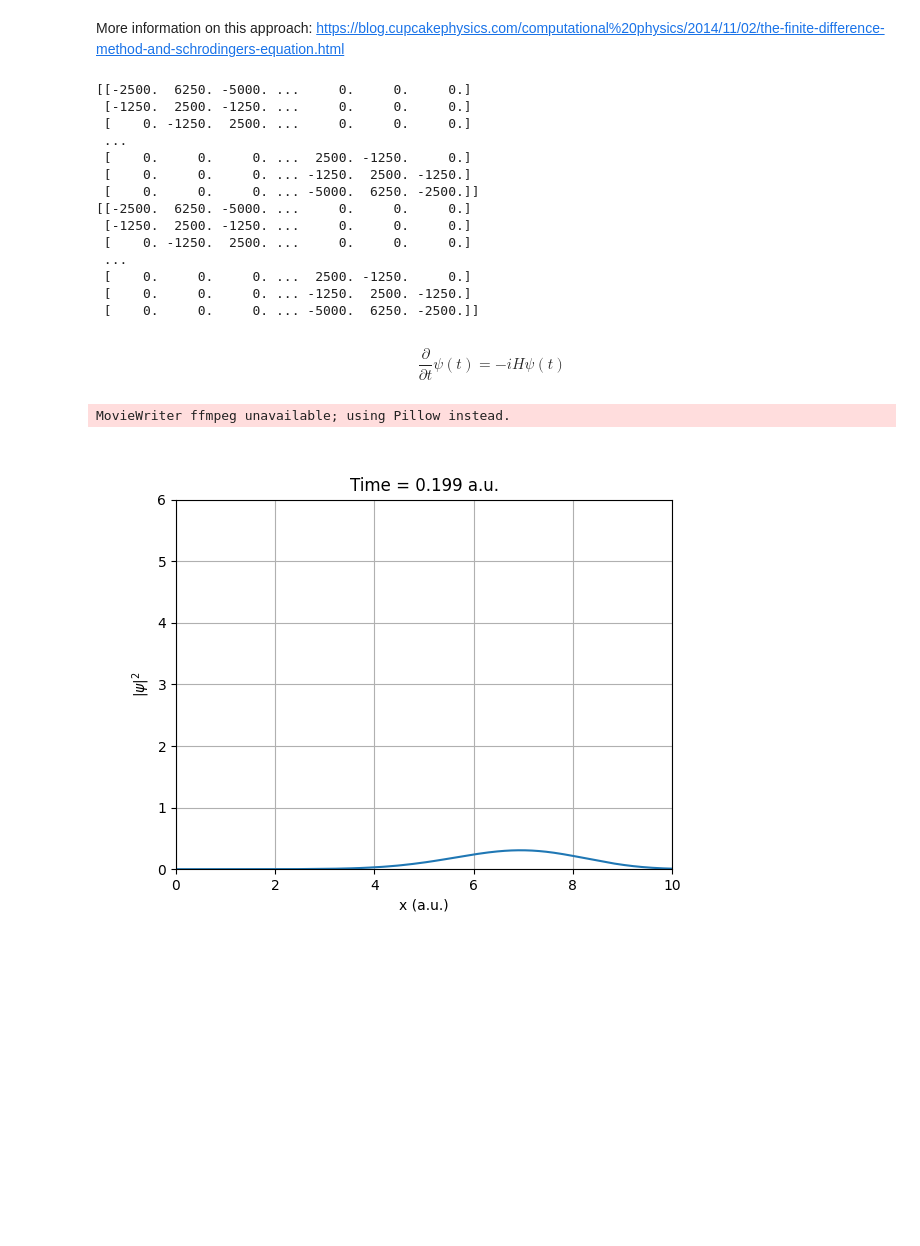
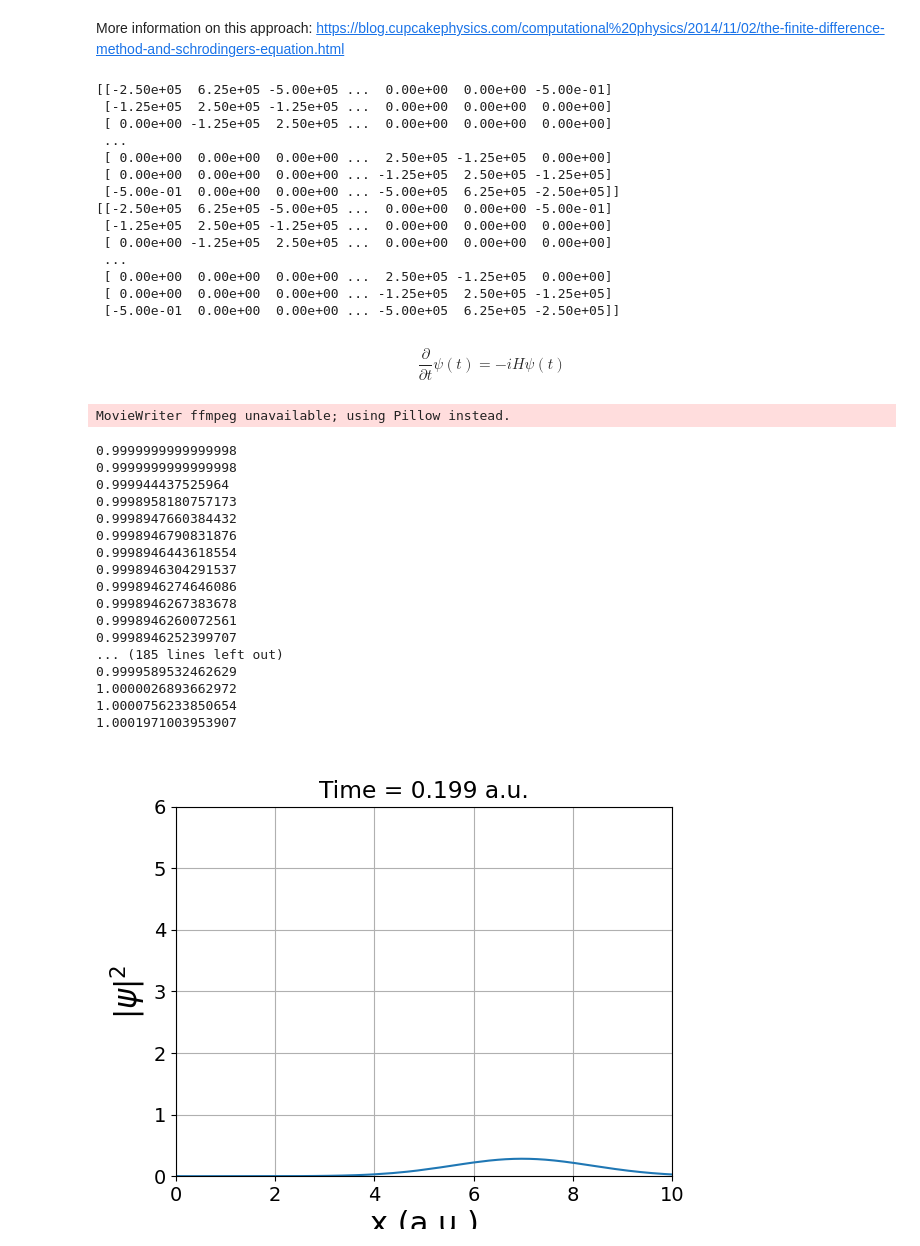
Before and after one commit to JaGeo/Gaussian_Wave_Packet, a Jupyter notebook: Gaussian_wave_paket_td_SGL.ipynb, the cells around one changed output. Cells and saved outputs as stored; diff of their text form; code cells hidden in the pictures; blank space fills up the shorter version.

```diff
--- a/Gaussian_wave_paket_td_SGL.ipynb
+++ b/Gaussian_wave_paket_td_SGL.ipynb
@@ -5,7 +5,7 @@ from scipy.integrate import solve_ivp
 import matplotlib.pyplot as plt
 # %%
 # The grid in space and time:
-dx    = 0.02                       # spatial separation
+dx    = 0.002                      # spatial separation
 x     = np.arange(0, 20, dx)       # spatial grid points
 dt = 0.001  # time interval for snapshots
 t0 = 0.0    # initial time
@@ -33,6 +33,6 @@ A=\frac{1}{\sigma \sqrt{\pi}}
 \\]
 # %%
-k0    = 20                         # wave number
+kx    = 20                         # wave number
 m     = 1                          # mass
 sigma = 0.1                        # width of initial gaussian wave-packet
 x0    = 3.0                        # center of initial gaussian wave-packet
@@ -40,11 +40,13 @@ x0    = 3.0                        # center of initial gaussian wave-packet
 A = 1.0 / (sigma * np.sqrt(np.pi)) # normalization constant
 
 # Initial Wavefunction
-psi = np.sqrt(A) * np.exp(-(x-x0)**2 / (2.0 * sigma**2)) * np.exp(1j * k0 * x)
+psi = np.sqrt(A) * np.exp(-(x-x0)**2 / (2.0 * sigma**2)) * np.exp(1j * kx * x)
 # %% [markdown]
 Plot of initial wave function
 # %%
 fig = plt.figure()
+plt.rcParams["axes.labelsize"] = 22
+plt.rc('font', size=14)
 ax = fig.gca()
 ax.set_xlabel('x')
 ax.set_ylabel(r'$|\psi|^2$')
@@ -63,7 +65,12 @@ More information on this approach: https://blog.cupcakephysics.com/computational
 # atomic units:
 hbar=1
 m=1
-H = -0.5 *hbar/m* FinDiff(0, x[1] - x[0], 2, acc=2).matrix(x.shape)
+Delta=FinDiff(0, x[1] - x[0], 2, acc=2).matrix(x.shape)
+# Periodic boundary conditions
+Delta[-1,0]=1
+Delta[0,-1]=1
+
+H = -0.5 *hbar/m* Delta
 
 print(H.toarray())
 
@@ -79,23 +86,21 @@ V=0*x
 H=H+diags(V)
 
 print(H.toarray())
-
-# H might need boundary conditions, e.g. to cover periodicity
 # %% [output]
-[[-2500.  6250. -5000. ...     0.     0.     0.]
- [-1250.  2500. -1250. ...     0.     0.     0.]
- [    0. -1250.  2500. ...     0.     0.     0.]
+[[-2.50e+05  6.25e+05 -5.00e+05 ...  0.00e+00  0.00e+00 -5.00e-01]
+ [-1.25e+05  2.50e+05 -1.25e+05 ...  0.00e+00  0.00e+00  0.00e+00]
+ [ 0.00e+00 -1.25e+05  2.50e+05 ...  0.00e+00  0.00e+00  0.00e+00]
  ...
- [    0.     0.     0. ...  2500. -1250.     0.]
- [    0.     0.     0. ... -1250.  2500. -1250.]
- [    0.     0.     0. ... -5000.  6250. -2500.]]
-[[-2500.  6250. -5000. ...     0.     0.     0.]
- [-1250.  2500. -1250. ...     0.     0.     0.]
- [    0. -1250.  2500. ...     0.     0.     0.]
+ [ 0.00e+00  0.00e+00  0.00e+00 ...  2.50e+05 -1.25e+05  0.00e+00]
+ [ 0.00e+00  0.00e+00  0.00e+00 ... -1.25e+05  2.50e+05 -1.25e+05]
+ [-5.00e-01  0.00e+00  0.00e+00 ... -5.00e+05  6.25e+05 -2.50e+05]]
+[[-2.50e+05  6.25e+05 -5.00e+05 ...  0.00e+00  0.00e+00 -5.00e-01]
+ [-1.25e+05  2.50e+05 -1.25e+05 ...  0.00e+00  0.00e+00  0.00e+00]
+ [ 0.00e+00 -1.25e+05  2.50e+05 ...  0.00e+00  0.00e+00  0.00e+00]
  ...
- [    0.     0.     0. ...  2500. -1250.     0.]
- [    0.     0.     0. ... -1250.  2500. -1250.]
- [    0.     0.     0. ... -5000.  6250. -2500.]]
+ [ 0.00e+00  0.00e+00  0.00e+00 ...  2.50e+05 -1.25e+05  0.00e+00]
+ [ 0.00e+00  0.00e+00  0.00e+00 ... -1.25e+05  2.50e+05 -1.25e+05]
+ [-5.00e-01  0.00e+00  0.00e+00 ... -5.00e+05  6.25e+05 -2.50e+05]]
 # %% [markdown]
 \\[
  \frac{\partial}{\partial t} \psi(t)=-iH  \psi(t)
@@ -112,29 +117,45 @@ sol = solve_ivp(psi_t, t_span = [t0,tf],
 # %%
 %matplotlib widget
 from matplotlib import animation
-from scipy.fft import fft, ifft
+
 fig = plt.figure()
 ax1 = plt.subplot(1,1,1)
 ax1.set_xlim(0, 10)
 ax1.set_ylim(0, 6)
 ax1.set_xlabel('x (a.u.)')
 ax1.set_ylabel(r'$|\psi|^2$')
 ax1.grid()
 title = ax1.set_title('')
 line1, = ax1.plot([], [])
 
 
 def animate(i):
-    new_y=fft(x)
-    new_x=ifft(sol.y[:,i])
     line1.set_data(x, np.abs(sol.y[:,i])**2)
+    print(np.sum(np.abs(sol.y[:,i])**2)*(dx))
     title.set_text('Time = {0:1.3f} a.u.'.format(sol.t[i]))
     return line1
 
 
 anim = animation.FuncAnimation(fig, animate,
                                frames=len(sol.t), interval=50, blit=True)
 anim.save("Broadening_Gaussian_wave_packet.gif")
 # %% [output]
 MovieWriter ffmpeg unavailable; using Pillow instead.
+0.9999999999999998
+0.9999999999999998
+0.999944437525964
+0.9998958180757173
+0.9998947660384432
+0.9998946790831876
+0.9998946443618554
+0.9998946304291537
+0.9998946274646086
+0.9998946267383678
+0.9998946260072561
+0.9998946252399707
+... (185 lines left out)
+0.9999589532462629
+1.0000026893662972
+1.0000756233850654
+1.0001971003953907
-[figure, old version]
+[figure, new version]
```
Also changed, not shown: parts of 3 cells of this notebook.
